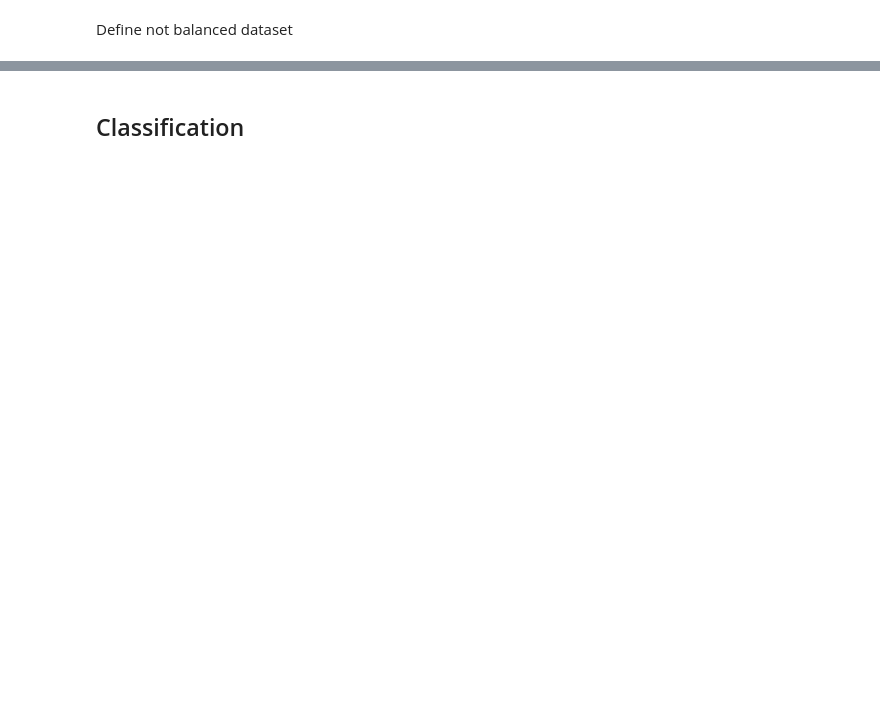
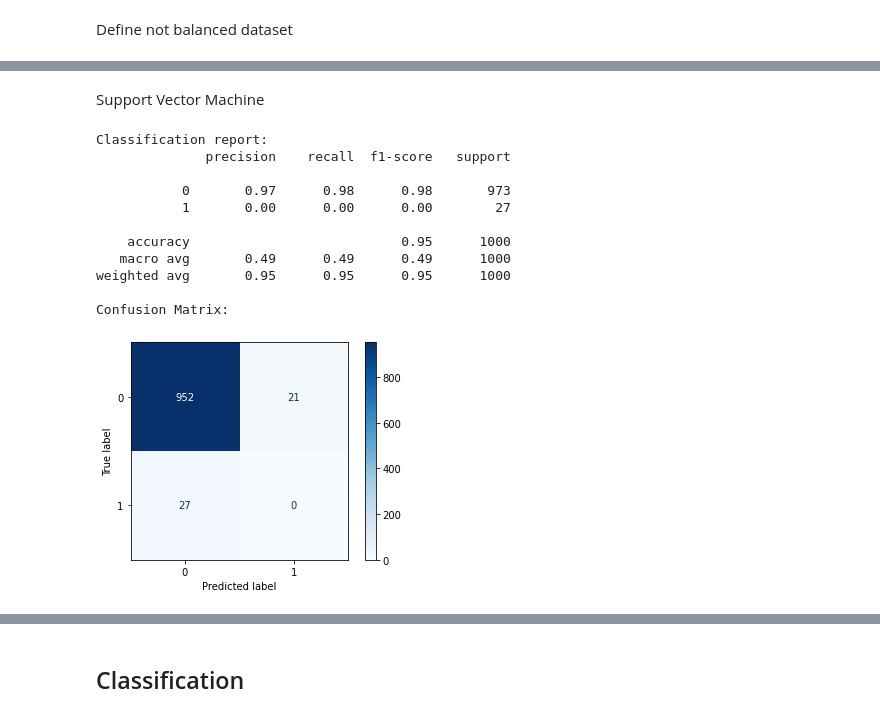
Before and after one commit to mayarachew/IEEE-CIS-Fraud-Detection, a Jupyter notebook: src/classifications.ipynb, the cells around one changed output, grey strips where cells are left out. Drawn from its saved outputs; the diff is of its cells as text; code cells hidden in the pictures; blank space fills up the shorter version.

```diff
--- a/src/classifications.ipynb
+++ b/src/classifications.ipynb
@@ -74,3 +65,8 @@ y_df = train_transaction_df['isFraud'][:5000]
+# %%
+transaction_df_samples = transaction_df[:5000]
+
+X_df = transaction_df_samples.drop('isFraud', axis=1)
+y_df = transaction_df_samples['isFraud']
 # %% [markdown]
 Transform categorical attributes on dummy variables
 
@@ -106,10 +102,9 @@ M7_data = pd.get_dummies(X_df['M7']).add_prefix('M7_')
 M8_data = pd.get_dummies(X_df['M8']).add_prefix('M8_')
 M9_data = pd.get_dummies(X_df['M9']).add_prefix('M9_')
 
-y = X_df['isFraud']
-X_df = X_df[X_df.columns.drop(['isFraud', 'TransactionID','ProductCD', 'P_emaildomain', 'R_emaildomain', 'card1', 'card2', 'card3', 'card4', 'card5', 'card6', 'addr1', 'addr2', 'M1', 'M2', 'M3', 'M4', 'M5', 'M6', 'M7', 'M8', 'M9'])]
+X_df = X_df[X_df.columns.drop(['TransactionID','ProductCD', 'P_emaildomain', 'R_emaildomain', 'card1', 'card2', 'card3', 'card4', 'card5', 'card6', 'addr1', 'addr2', 'M1', 'M2', 'M3', 'M4', 'M5', 'M6', 'M7', 'M8', 'M9'])]
 
-df = pd.concat([X_df, ProductCD_data, P_emaildomain_data, R_emaildomain_data,
+X_df = pd.concat([X_df, ProductCD_data, P_emaildomain_data, R_emaildomain_data,
                     card1_data, card2_data, card3_data, card4_data, card5_data, card6_data,
                     addr1_data, addr2_data,
                     M1_data, M2_data, M3_data, M4_data, M5_data, M6_data, M7_data, M8_data, M9_data], join = 'outer', axis=1)
@@ -184,0 +304,23 @@ X_test.shape (2446, 2263)
+# %% [markdown]
+Support Vector Machine
+# %%
+svm_clf = SVC(kernel='sigmoid', C=1000, random_state=SEED_VAL)
+
+y_pred = create_classifier(svm_clf, X_train_not_balanced_04, y_train_not_balanced_04,
+                          X_val, y_val)
+
+print('Confusion Matrix: ')
+plot_confusion_matrix(svm_clf, X_val, y_val)
+# %% [output]
+Classification report:
+              precision    recall  f1-score   support
+
+           0       0.97      0.98      0.98       973
+           1       0.00      0.00      0.00        27
+
+    accuracy                           0.95      1000
+   macro avg       0.49      0.49      0.49      1000
+weighted avg       0.95      0.95      0.95      1000
+
+Confusion Matrix:
+[figure, added]
```
Also changed, not shown: parts of 245 cells of this notebook, 3 other files.
